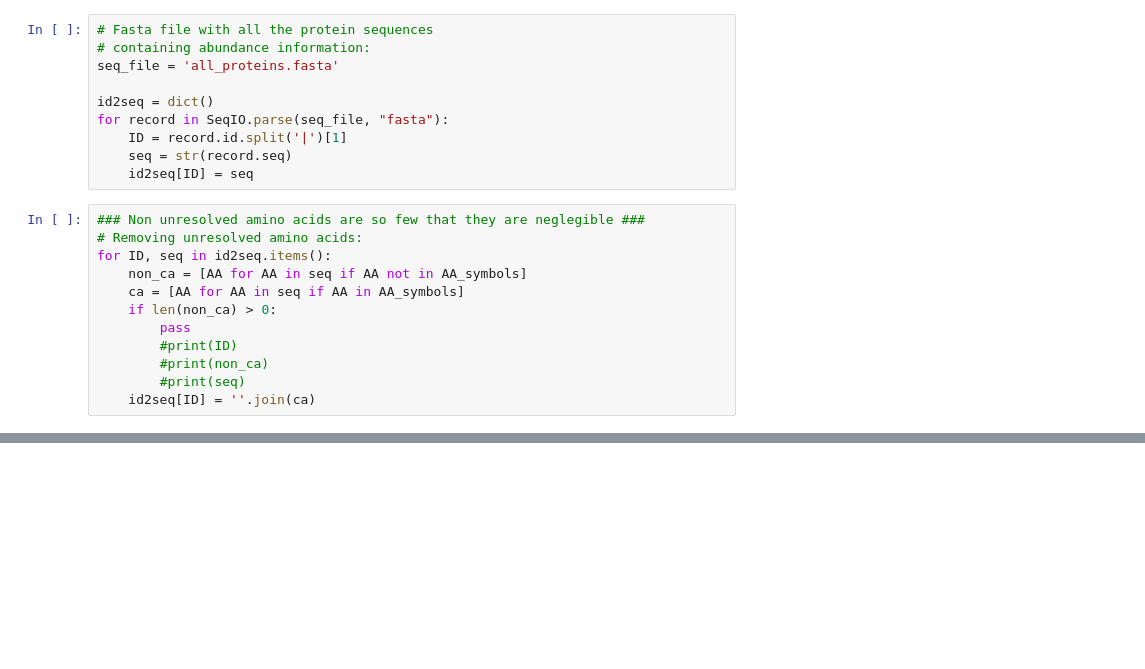
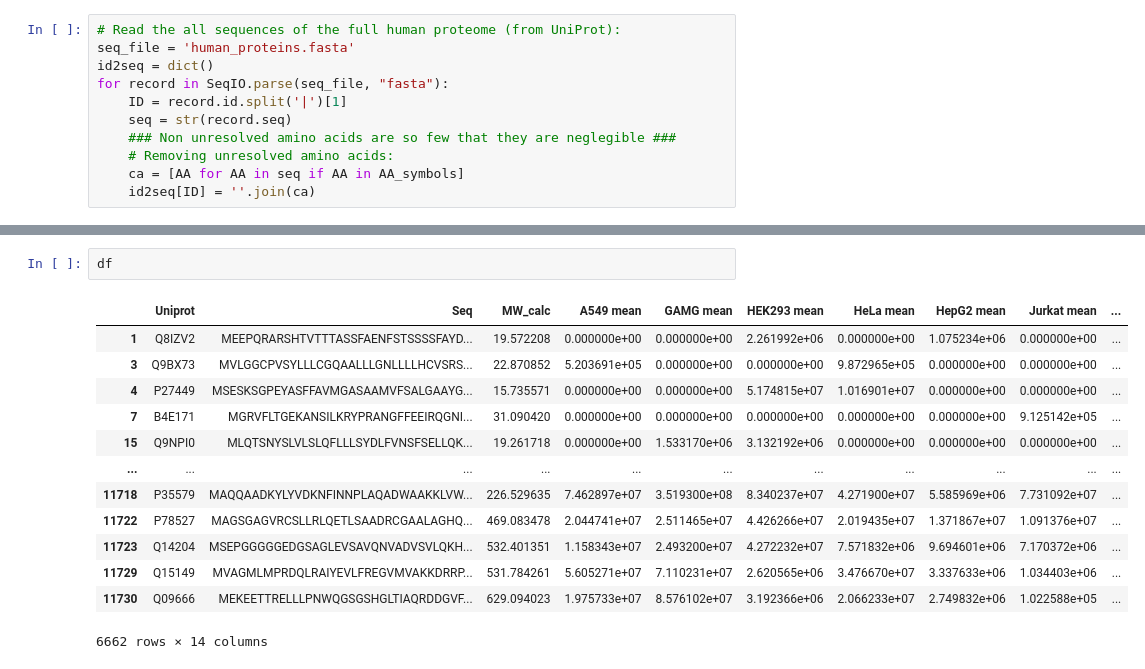
Before and after one commit to krdav/lab-work, a Jupyter notebook: H1299_143B_prot-nucl-quant/amino_acid_abundance_estimate/AA_freq_calc.ipynb, the cells around one changed output, grey strips where cells are left out. Saved outputs shown, nothing was run; the diff lists cells and outputs as text; blank space fills up the shorter version.

```diff
--- a/H1299_143B_prot-nucl-quant/amino_acid_abundance_estimate/AA_freq_calc.ipynb
+++ b/H1299_143B_prot-nucl-quant/amino_acid_abundance_estimate/AA_freq_calc.ipynb
@@ -43,22 +31,11 @@ with open('all_protein_IDs.txt', 'w') as fh:
 # %%
-# Fasta file with all the protein sequences
-# containing abundance information:
-seq_file = 'all_proteins.fasta'
-
+# Read the all sequences of the full human proteome (from UniProt):
+seq_file = 'human_proteins.fasta'
 id2seq = dict()
 for record in SeqIO.parse(seq_file, "fasta"):
     ID = record.id.split('|')[1]
     seq = str(record.seq)
-    id2seq[ID] = seq
+    ### Non unresolved amino acids are so few that they are neglegible ###
+    # Removing unresolved amino acids:
+    ca = [AA for AA in seq if AA in AA_symbols]
+    id2seq[ID] = ''.join(ca)
-# %%
-### Non unresolved amino acids are so few that they are neglegible ###
-# Removing unresolved amino acids:
-for ID, seq in id2seq.items():
-    non_ca = [AA for AA in seq if AA not in AA_symbols]
-    ca = [AA for AA in seq if AA in AA_symbols]
-    if len(non_ca) > 0:
-        pass
-        #print(ID)
-        #print(non_ca)
-        #print(seq)
-    id2seq[ID] = ''.join(ca)
@@ -119,0 +95,16 @@ F       Y       K       I       T       V       P       R       G       N
+# %%
+df
+# %% [output]
+|  | Uniprot | Seq | MW_calc | A549 mean | GAMG mean | HEK293 mean | HeLa mean | HepG2 mean | Jurkat mean | ... |
+| 1 | Q8IZV2 | MEEPQRARSHTVTTTASSFAENFSTSSSSFAYD... | 19.572208 | 0.000000e+00 | 0.000000e+00 | 2.261992e+06 | 0.000000e+00 | 1.075234e+06 | 0.000000e+00 | ... |
+| 3 | Q9BX73 | MVLGGCPVSYLLLCGQAALLLGNLLLLHCVSRS... | 22.870852 | 5.203691e+05 | 0.000000e+00 | 0.000000e+00 | 9.872965e+05 | 0.000000e+00 | 0.000000e+00 | ... |
+| 4 | P27449 | MSESKSGPEYASFFAVMGASAAMVFSALGAAYG... | 15.735571 | 0.000000e+00 | 0.000000e+00 | 5.174815e+07 | 1.016901e+07 | 0.000000e+00 | 0.000000e+00 | ... |
+| 7 | B4E171 | MGRVFLTGEKANSILKRYPRANGFFEEIRQGNI... | 31.090420 | 0.000000e+00 | 0.000000e+00 | 0.000000e+00 | 0.000000e+00 | 0.000000e+00 | 9.125142e+05 | ... |
+| 15 | Q9NPI0 | MLQTSNYSLVLSLQFLLLSYDLFVNSFSELLQK... | 19.261718 | 0.000000e+00 | 1.533170e+06 | 3.132192e+06 | 0.000000e+00 | 0.000000e+00 | 0.000000e+00 | ... |
+| ... | ... | ... | ... | ... | ... | ... | ... | ... | ... | ... |
+| 11718 | P35579 | MAQQAADKYLYVDKNFINNPLAQADWAAKKLVW... | 226.529635 | 7.462897e+07 | 3.519300e+08 | 8.340237e+07 | 4.271900e+07 | 5.585969e+06 | 7.731092e+07 | ... |
+| 11722 | P78527 | MAGSGAGVRCSLLRLQETLSAADRCGAALAGHQ... | 469.083478 | 2.044741e+07 | 2.511465e+07 | 4.426266e+07 | 2.019435e+07 | 1.371867e+07 | 1.091376e+07 | ... |
+| 11723 | Q14204 | MSEPGGGGGEDGSAGLEVSAVQNVADVSVLQKH... | 532.401351 | 1.158343e+07 | 2.493200e+07 | 4.272232e+07 | 7.571832e+06 | 9.694601e+06 | 7.170372e+06 | ... |
+| 11729 | Q15149 | MVAGMLMPRDQLRAIYEVLFREGVMVAKKDRRP... | 531.784261 | 5.605271e+07 | 7.110231e+07 | 2.620565e+06 | 3.476670e+07 | 3.337633e+06 | 1.034403e+06 | ... |
+| 11730 | Q09666 | MEKEETTRELLLPNWQGSGSHGLTIAQRDDGVF... | 629.094023 | 1.975733e+07 | 8.576102e+07 | 3.192366e+06 | 2.066233e+07 | 2.749832e+06 | 1.022588e+05 | ... |
+6662 rows × 14 columns
```
Also changed, not shown: parts of 11 cells of this notebook, 45 other files.
